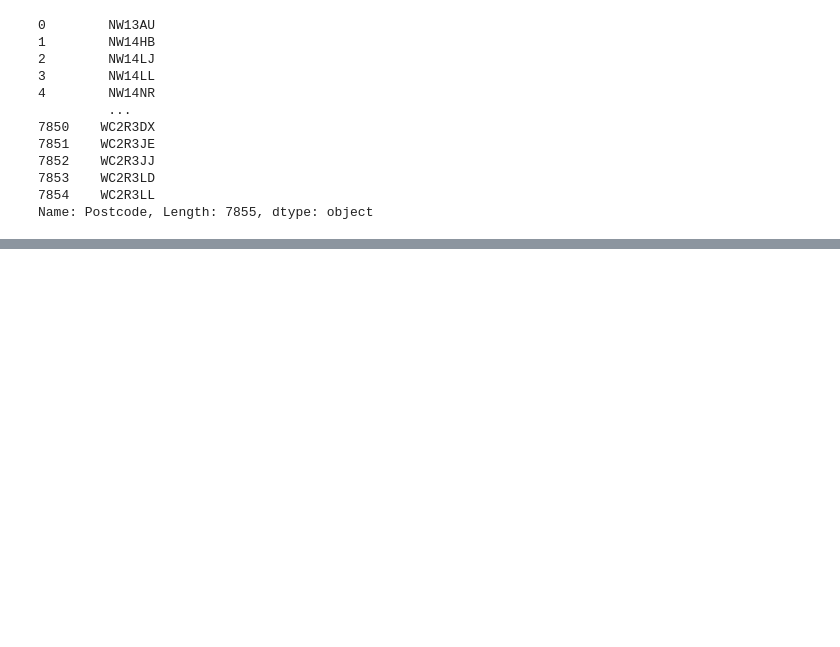
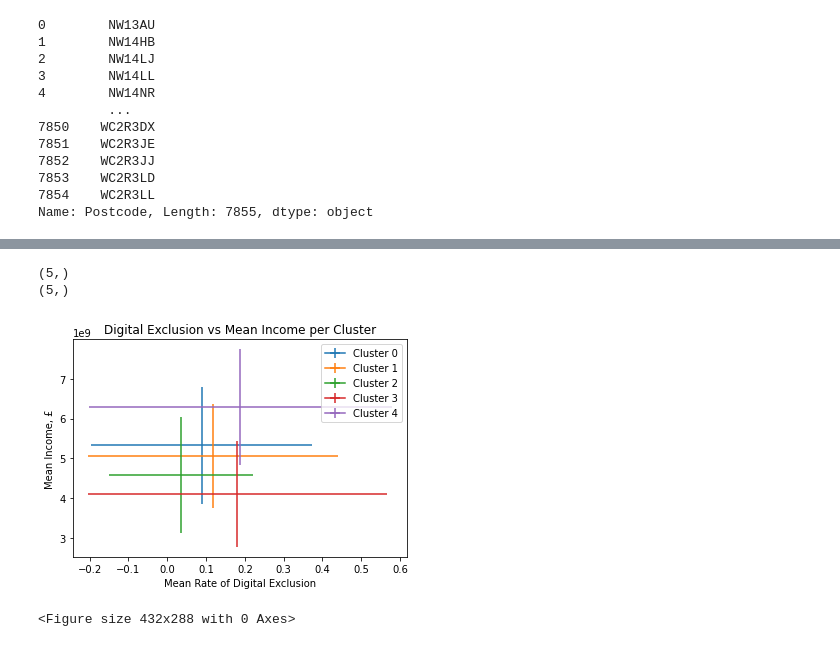
Before and after one commit to isabellebond/MScProject, a Jupyter notebook: geoplot.ipynb, the cells around one changed output, grey strips where cells are left out. Drawn from its saved outputs; the diff is of its cells as text; code cells hidden in the pictures; blank space fills up the shorter version.

Commit message:
new cluster

```diff
--- a/geoplot.ipynb
+++ b/geoplot.ipynb
@@ -336,0 +271,25 @@ ValueError: Invalid character : found in sheet title
+# %%
+cluster_descript0 = Cluster_0.describe()
+cluster_descript1 = Cluster_1.describe()
+cluster_descript2 = Cluster_2.describe()
+cluster_descript3 = Cluster_3.describe()
+cluster_descript4 = Cluster_4.describe()
+descript = [cluster_descript0,cluster_descript1,cluster_descript2,cluster_descript3,cluster_descript4]
+# %%
+Target = np.array([])
+Target_std = np.array([])
+Wage = np.array([])
+Wage_std = np.array([])
+old = np.array([])
+old_std = np.array([])
+
+for item in descript:
+    Target = np.append(Target, item.loc['mean','Target'])
+    Target_std = np.append(Target_std, item.loc['std','Target'])
+    Wage = np.append(Wage, item.loc['mean','Mean Income'])
+    Wage_std = np.append(Wage_std, item.loc['std','Mean Income'])
+    old = np.append(old, item.loc['mean', 'Population aged 65+'])
+    old_std = np.append(old_std, item.loc['std', 'Population aged 65+'])
+
+    print(Target, Wage)
+    print(Target_std)
@@ -336,0 +308,19 @@ ValueError: Invalid character : found in sheet title
+# %%
+print(np.shape(Target))
+print(np.shape(Wage))
+# %% [output]
+(5,)
+(5,)
+# %%
+plt.figure()
+for item in descript:
+    plt.errorbar(item.loc['mean','Target'],item.loc['mean','Mean Income'],xerr = item.loc['std','Target'],yerr =item.loc['std','Mean Income'] )
+plt.legend(['Cluster 0','Cluster 1','Cluster 2','Cluster 3','Cluster 4'])
+plt.xlabel('Mean Rate of Digital Exclusion')
+plt.ylabel('Mean Income, £')
+plt.title('Digital Exclusion vs Mean Income per Cluster')
+plt.show()
+plt.savefig('Income.png', dpi = 600)
+# %% [output]
+[figure, added]
+<Figure size 432x288 with 0 Axes>
```
Also changed, not shown: parts of 19 cells of this notebook, 6 other files.
